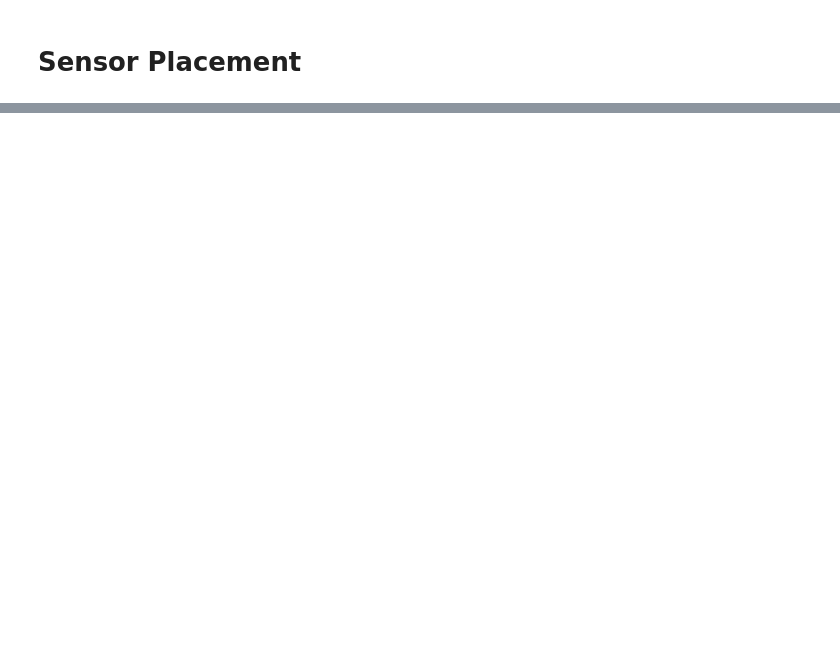
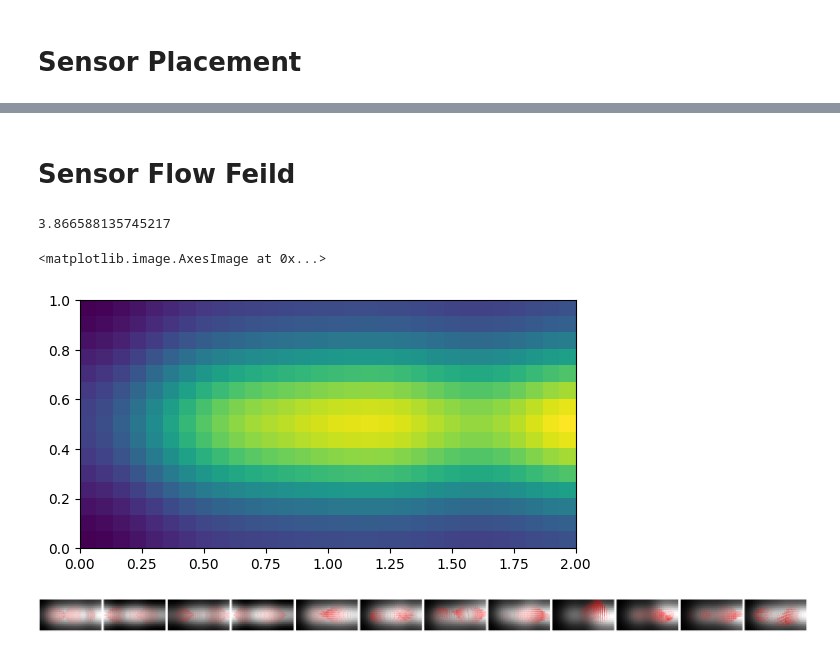
Before and after one commit to karkonium/sensor-trajectory, a Jupyter notebook: sensor_trajectory.ipynb, the cells around one changed output, grey strips where cells are left out. Cells and saved outputs as stored; diff of their text form; code cells hidden in the pictures; blank space fills up the shorter version.

Commit message:
post optical flow update

```diff
--- a/sensor_trajectory.ipynb
+++ b/sensor_trajectory.ipynb
@@ -486,0 +703,2 @@ plt.show()
+# %% [markdown]
+# Sensor Flow Feild
@@ -486,0 +710,16 @@ plt.show()
+# %%
+def sensors_to_gaussian_img(coords, nx, ny, sigma=1.3, amp=1.0):
+    """
+    coords : array (n_sensors,2)  -- integer grid indices (i,j)
+    nx, ny : grid dimensions
+    sigma  : std‑dev of Gaussian (in pixels)
+    returns: 2‑D float image of shape (nx, ny)
+    """
+    img = np.zeros((nx, ny), dtype=np.float32)
+    for i, j in coords:
+        img[i, j] = amp                          # delta spike
+    if sigma > 0:
+        img = gaussian_filter(img, sigma=sigma)  # blur into blob
+    # normalize so max=1 (helps optical flow)
+    img /= img.max() + 1e-9
+    return img
@@ -486,0 +802,16 @@ plt.show()
+# %%
+compute_blob_sigma(sensor_coords_list)
+# %% [output]
+3.866588135745217
+# %%
+# setting hyper_params
+blob_sigma_px = compute_blob_sigma(sensor_coords_list)
+
+frames = [sensors_to_gaussian_img(coord_set, nx, ny, sigma=blob_sigma_px)
+          for coord_set in sensor_coords_list]
+frames = np.stack(frames, axis=0)
+# %%
+plt.imshow(frames[0].T, origin='lower', extent=[0, lx, 0, ly], cmap='viridis')
+# %% [output]
+<matplotlib.image.AxesImage at 0x...>
+[figure, added]
@@ -486,0 +835,12 @@ plt.show()
+# %%
+fig, axes = plt.subplots(1, len(flows), figsize=(4*len(flows),4))
+for ax, img, flow in zip(axes, frames[:-1], flows):
+    ax.imshow(img.T, origin='lower', cmap='gray')
+    skip = 1      # thin quiver for clarity
+    X, Y = np.meshgrid(np.arange(0, nx, skip), np.arange(0, ny, skip), indexing='ij')
+    U = flow[::skip, ::skip, 0];  V = flow[::skip, ::skip, 1]
+    ax.quiver(X, Y, U, V, color='red')
+    ax.set_axis_off()
+plt.tight_layout(); plt.show()
+# %% [output]
+[figure, added]
```
Also changed, not shown: parts of 28 cells of this notebook.
